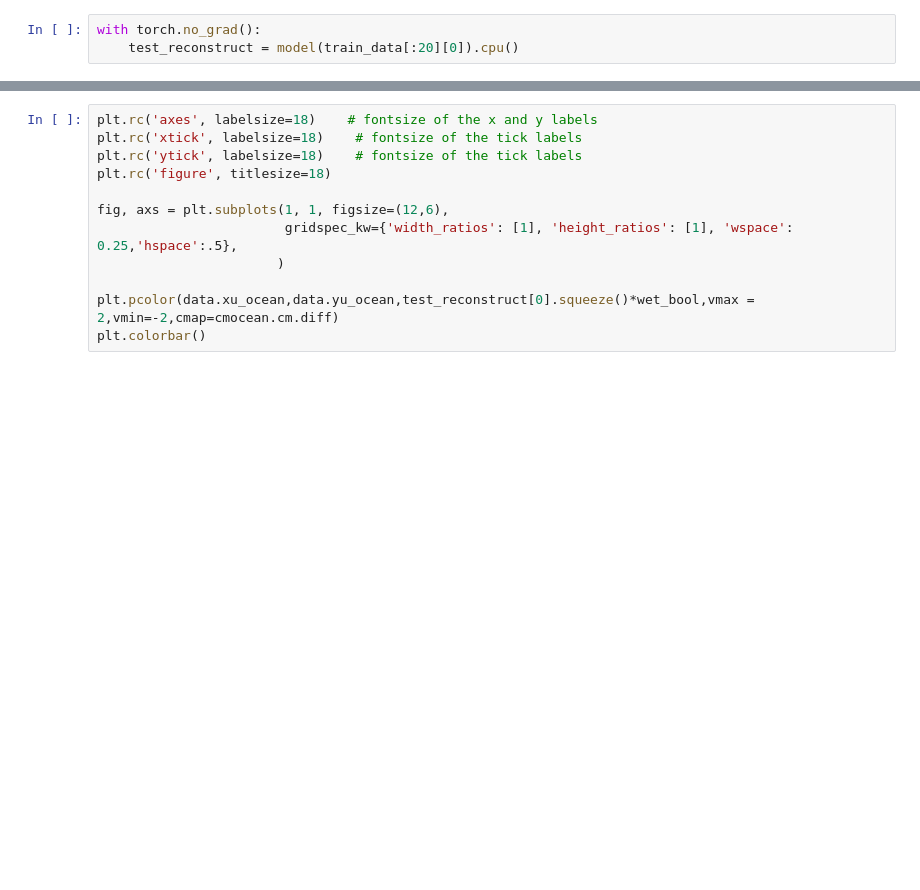
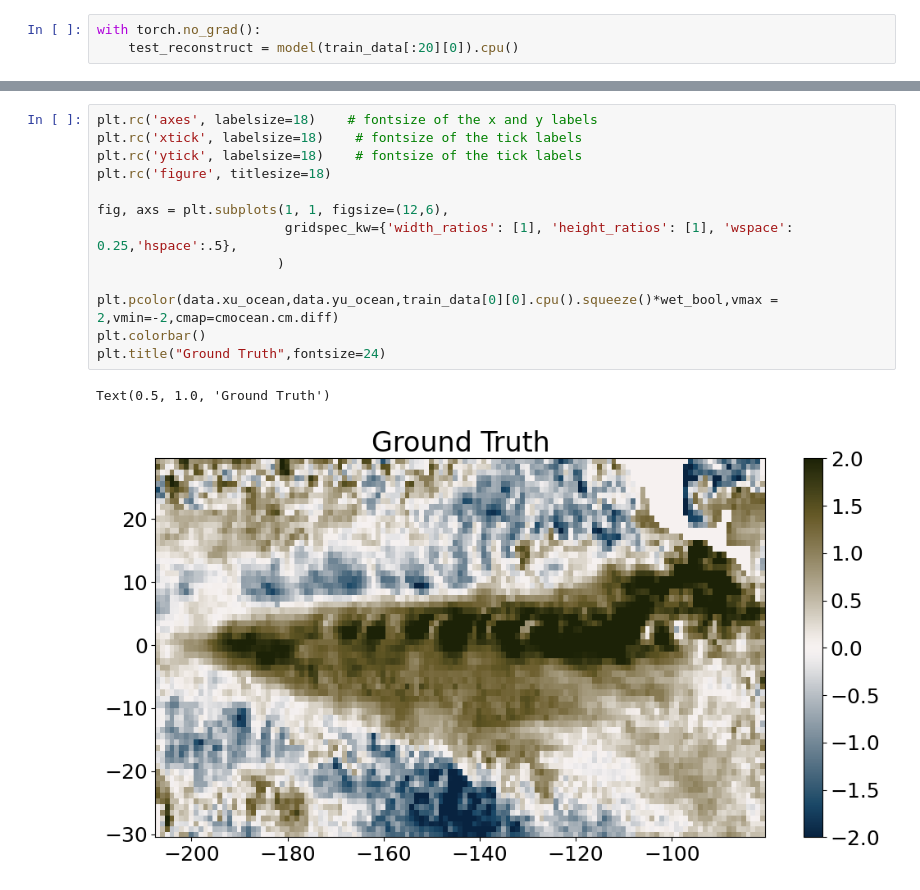
Before and after one commit to adam-subel/ML_Class, a Jupyter notebook: Autoencoder_ENSO.ipynb, the cells around one changed output, grey strips where cells are left out. Drawn from its saved outputs; the diff is of its cells as text; blank space fills up the shorter version.

```diff
--- a/Autoencoder_ENSO.ipynb
+++ b/Autoencoder_ENSO.ipynb
@@ -389,12 +390,16 @@ plt.colorbar()
 # %%
 plt.rc('axes', labelsize=18)    # fontsize of the x and y labels
 plt.rc('xtick', labelsize=18)    # fontsize of the tick labels
 plt.rc('ytick', labelsize=18)    # fontsize of the tick labels
 plt.rc('figure', titlesize=18)
 
 fig, axs = plt.subplots(1, 1, figsize=(12,6),
                         gridspec_kw={'width_ratios': [1], 'height_ratios': [1], 'wspace': 0.25,'hspace':.5},
                        )
 
-plt.pcolor(data.xu_ocean,data.yu_ocean,test_reconstruct[0].squeeze()*wet_bool,vmax = 2,vmin=-2,cmap=cmocean.cm.diff)
+plt.pcolor(data.xu_ocean,data.yu_ocean,train_data[0][0].cpu().squeeze()*wet_bool,vmax = 2,vmin=-2,cmap=cmocean.cm.diff)
 plt.colorbar()
+plt.title("Ground Truth",fontsize=24)
+# %% [output]
+Text(0.5, 1.0, 'Ground Truth')
+[figure, added]
```
Also changed, not shown: parts of 1 cell of this notebook, 2 other files.
